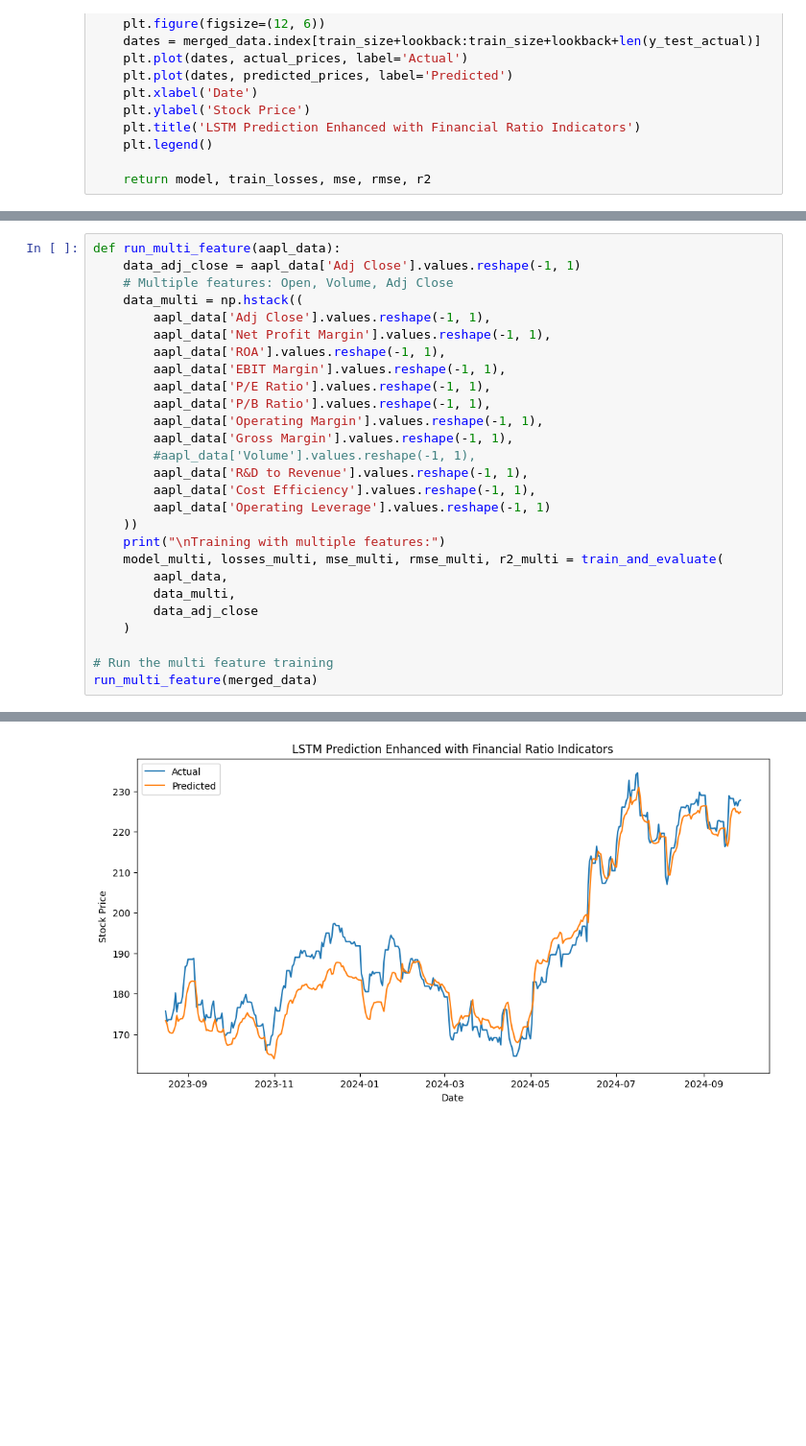
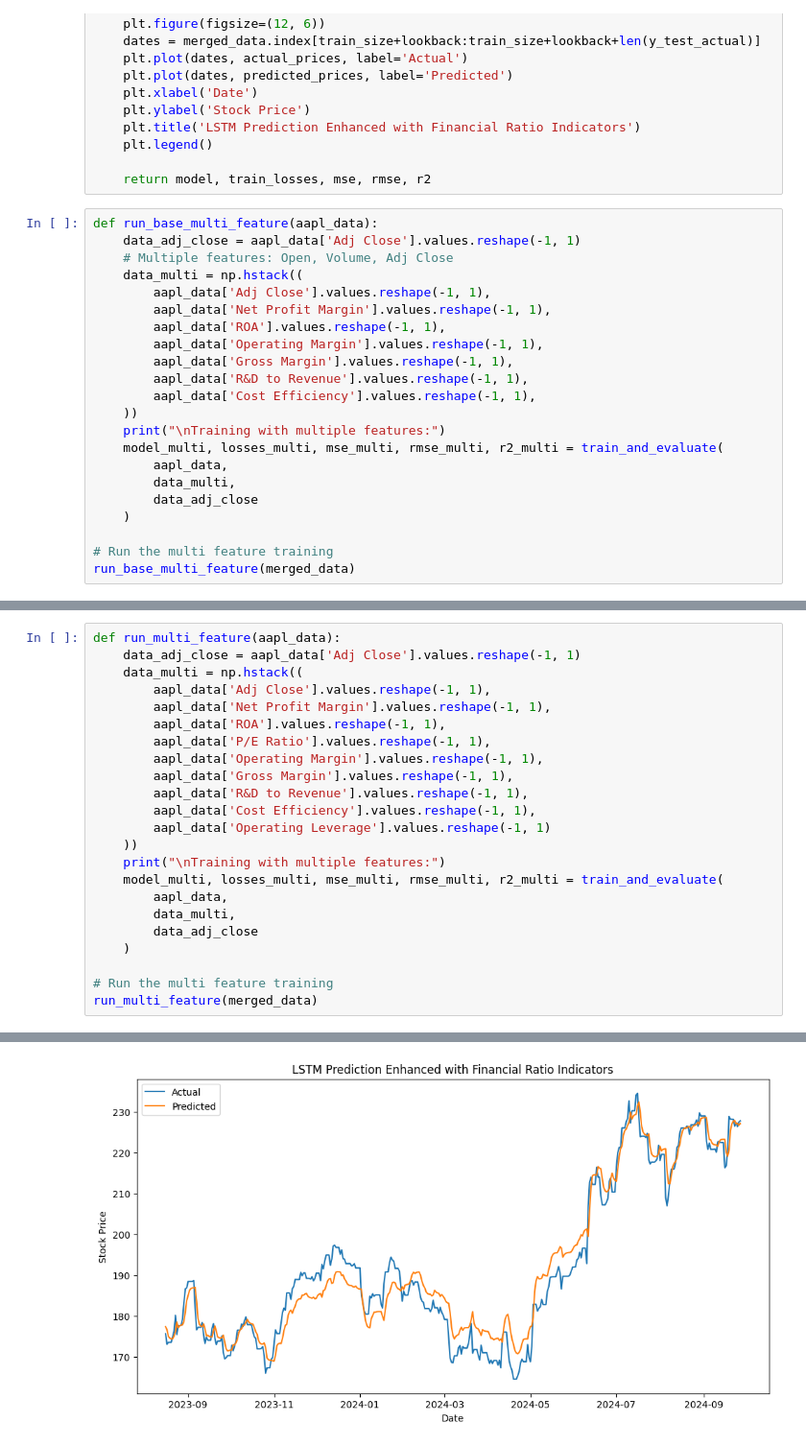
Before and after one commit to TaratheMeow/ECE9309-Group11-FinalProject, a Jupyter notebook: Stock_Price_Prediction_with_Financial_Indicators.ipynb, the cells around one changed output, grey strips where cells are left out. Shown at 96% size. Cells and saved outputs as stored; diff of their text form; blank space fills up the shorter version.

```diff
--- a/Stock_Price_Prediction_with_Financial_Indicators.ipynb
+++ b/Stock_Price_Prediction_with_Financial_Indicators.ipynb
@@ -1154,3 +1153,25 @@ def train_and_evaluate(aapl_data, input_data, target_data, lookback=60, num_epoc
     plt.legend()
 
     return model, train_losses, mse, rmse, r2
+# %%
+def run_base_multi_feature(aapl_data):
+    data_adj_close = aapl_data['Adj Close'].values.reshape(-1, 1)
+    # Multiple features: Open, Volume, Adj Close
+    data_multi = np.hstack((
+        aapl_data['Adj Close'].values.reshape(-1, 1),
+        aapl_data['Net Profit Margin'].values.reshape(-1, 1),
+        aapl_data['ROA'].values.reshape(-1, 1),
+        aapl_data['Operating Margin'].values.reshape(-1, 1),
+        aapl_data['Gross Margin'].values.reshape(-1, 1),
+        aapl_data['R&D to Revenue'].values.reshape(-1, 1),
+        aapl_data['Cost Efficiency'].values.reshape(-1, 1),
+    ))
+    print("\nTraining with multiple features:")
+    model_multi, losses_multi, mse_multi, rmse_multi, r2_multi = train_and_evaluate(
+        aapl_data,
+        data_multi,
+        data_adj_close
+    )
+
+# Run the multi feature training
+run_base_multi_feature(merged_data)
@@ -1157,17 +1193,13 @@ def train_and_evaluate(aapl_data, input_data, target_data, lookback=60, num_epoc
 # %%
 def run_multi_feature(aapl_data):
     data_adj_close = aapl_data['Adj Close'].values.reshape(-1, 1)
-    # Multiple features: Open, Volume, Adj Close
     data_multi = np.hstack((
         aapl_data['Adj Close'].values.reshape(-1, 1),
         aapl_data['Net Profit Margin'].values.reshape(-1, 1),
         aapl_data['ROA'].values.reshape(-1, 1),
-        aapl_data['EBIT Margin'].values.reshape(-1, 1),
         aapl_data['P/E Ratio'].values.reshape(-1, 1),
-        aapl_data['P/B Ratio'].values.reshape(-1, 1),
         aapl_data['Operating Margin'].values.reshape(-1, 1),
         aapl_data['Gross Margin'].values.reshape(-1, 1),
-        #aapl_data['Volume'].values.reshape(-1, 1),
         aapl_data['R&D to Revenue'].values.reshape(-1, 1),
         aapl_data['Cost Efficiency'].values.reshape(-1, 1),
         aapl_data['Operating Leverage'].values.reshape(-1, 1)
@@ -1198 +1230 @@ MSE: 25.522739, RMSE: 5.052003, R2: 0.932756
-[figure, old version]
+[figure, new version]
```
Also changed, not shown: parts of 14 cells of this notebook.
